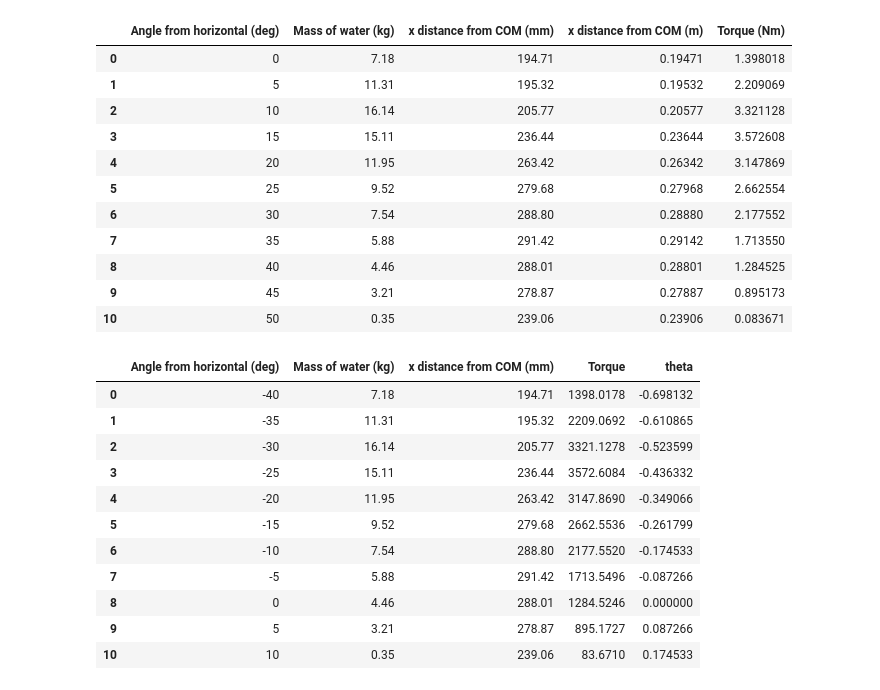
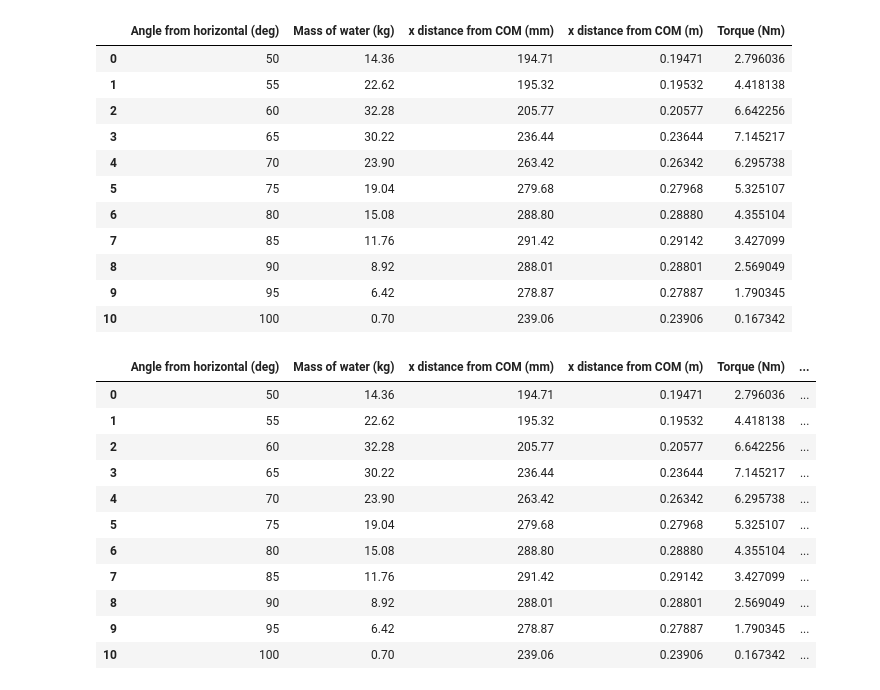
Before and after one commit to pilipb/DP4-code, a Jupyter notebook: water_mass.ipynb, the cells around one changed output. Cells and saved outputs as stored; diff of their text form; code cells hidden in the pictures.

Commit message:
more accurate torque?

```diff
--- a/water_mass.ipynb
+++ b/water_mass.ipynb
@@ -4,45 +5,48 @@ import numpy as np
 # %%
 df = pd.read_csv('Test Data/water_mass.csv')
 
 # add 40 to the Angle from horizontal column
-df['Angle from horizontal (deg)'] = df['Angle from horizontal (deg)'] + 40
+df['Angle from horizontal (deg)'] = df['Angle from horizontal (deg)'] + 90
 
 # divide x distance by 1000 to get m
 df['x distance from COM (m)'] = df['x distance from COM (mm)'] / 1000
+
+# times mass by 2
+df['Mass of water (kg)'] = df['Mass of water (kg)'] * 2
 
 # remove Torque column
 df = df.drop(columns=['Torque'])
 
 df['Torque (Nm)'] = df['Mass of water (kg)'] * df['x distance from COM (m)']
 
 df.head(20)
 # %% [output]
 |  | Angle from horizontal (deg) | Mass of water (kg) | x distance from COM (mm) | x distance from COM (m) | Torque (Nm) |
-| 0 | 0 | 7.18 | 194.71 | 0.19471 | 1.398018 |
-| 1 | 5 | 11.31 | 195.32 | 0.19532 | 2.209069 |
-| 2 | 10 | 16.14 | 205.77 | 0.20577 | 3.321128 |
-| 3 | 15 | 15.11 | 236.44 | 0.23644 | 3.572608 |
-| 4 | 20 | 11.95 | 263.42 | 0.26342 | 3.147869 |
-| 5 | 25 | 9.52 | 279.68 | 0.27968 | 2.662554 |
-| 6 | 30 | 7.54 | 288.80 | 0.28880 | 2.177552 |
-| 7 | 35 | 5.88 | 291.42 | 0.29142 | 1.713550 |
-| 8 | 40 | 4.46 | 288.01 | 0.28801 | 1.284525 |
-| 9 | 45 | 3.21 | 278.87 | 0.27887 | 0.895173 |
-| 10 | 50 | 0.35 | 239.06 | 0.23906 | 0.083671 |
+| 0 | 50 | 14.36 | 194.71 | 0.19471 | 2.796036 |
+| 1 | 55 | 22.62 | 195.32 | 0.19532 | 4.418138 |
+| 2 | 60 | 32.28 | 205.77 | 0.20577 | 6.642256 |
+| 3 | 65 | 30.22 | 236.44 | 0.23644 | 7.145217 |
+| 4 | 70 | 23.90 | 263.42 | 0.26342 | 6.295738 |
+| 5 | 75 | 19.04 | 279.68 | 0.27968 | 5.325107 |
+| 6 | 80 | 15.08 | 288.80 | 0.28880 | 4.355104 |
+| 7 | 85 | 11.76 | 291.42 | 0.29142 | 3.427099 |
+| 8 | 90 | 8.92 | 288.01 | 0.28801 | 2.569049 |
+| 9 | 95 | 6.42 | 278.87 | 0.27887 | 1.790345 |
+| 10 | 100 | 0.70 | 239.06 | 0.23906 | 0.167342 |
 # %%
 # convert the first column from degrees to radians
 df['theta'] = df['Angle from horizontal (deg)'] * np.pi/180
 df.head(20)
 # %% [output]
-|  | Angle from horizontal (deg) | Mass of water (kg) | x distance from COM (mm) | Torque | theta |
-| 0 | -40 | 7.18 | 194.71 | 1398.0178 | -0.698132 |
-| 1 | -35 | 11.31 | 195.32 | 2209.0692 | -0.610865 |
-| 2 | -30 | 16.14 | 205.77 | 3321.1278 | -0.523599 |
-| 3 | -25 | 15.11 | 236.44 | 3572.6084 | -0.436332 |
-| 4 | -20 | 11.95 | 263.42 | 3147.8690 | -0.349066 |
-| 5 | -15 | 9.52 | 279.68 | 2662.5536 | -0.261799 |
-| 6 | -10 | 7.54 | 288.80 | 2177.5520 | -0.174533 |
-| 7 | -5 | 5.88 | 291.42 | 1713.5496 | -0.087266 |
-| 8 | 0 | 4.46 | 288.01 | 1284.5246 | 0.000000 |
-| 9 | 5 | 3.21 | 278.87 | 895.1727 | 0.087266 |
-| 10 | 10 | 0.35 | 239.06 | 83.6710 | 0.174533 |
+|  | Angle from horizontal (deg) | Mass of water (kg) | x distance from COM (mm) | x distance from COM (m) | Torque (Nm) | ... |
+| 0 | 50 | 14.36 | 194.71 | 0.19471 | 2.796036 | ... |
+| 1 | 55 | 22.62 | 195.32 | 0.19532 | 4.418138 | ... |
+| 2 | 60 | 32.28 | 205.77 | 0.20577 | 6.642256 | ... |
+| 3 | 65 | 30.22 | 236.44 | 0.23644 | 7.145217 | ... |
+| 4 | 70 | 23.90 | 263.42 | 0.26342 | 6.295738 | ... |
+| 5 | 75 | 19.04 | 279.68 | 0.27968 | 5.325107 | ... |
+| 6 | 80 | 15.08 | 288.80 | 0.28880 | 4.355104 | ... |
+| 7 | 85 | 11.76 | 291.42 | 0.29142 | 3.427099 | ... |
+| 8 | 90 | 8.92 | 288.01 | 0.28801 | 2.569049 | ... |
+| 9 | 95 | 6.42 | 278.87 | 0.27887 | 1.790345 | ... |
+| 10 | 100 | 0.70 | 239.06 | 0.23906 | 0.167342 | ... |
```
Also changed, not shown: parts of 3 cells of this notebook, 1 other file.
